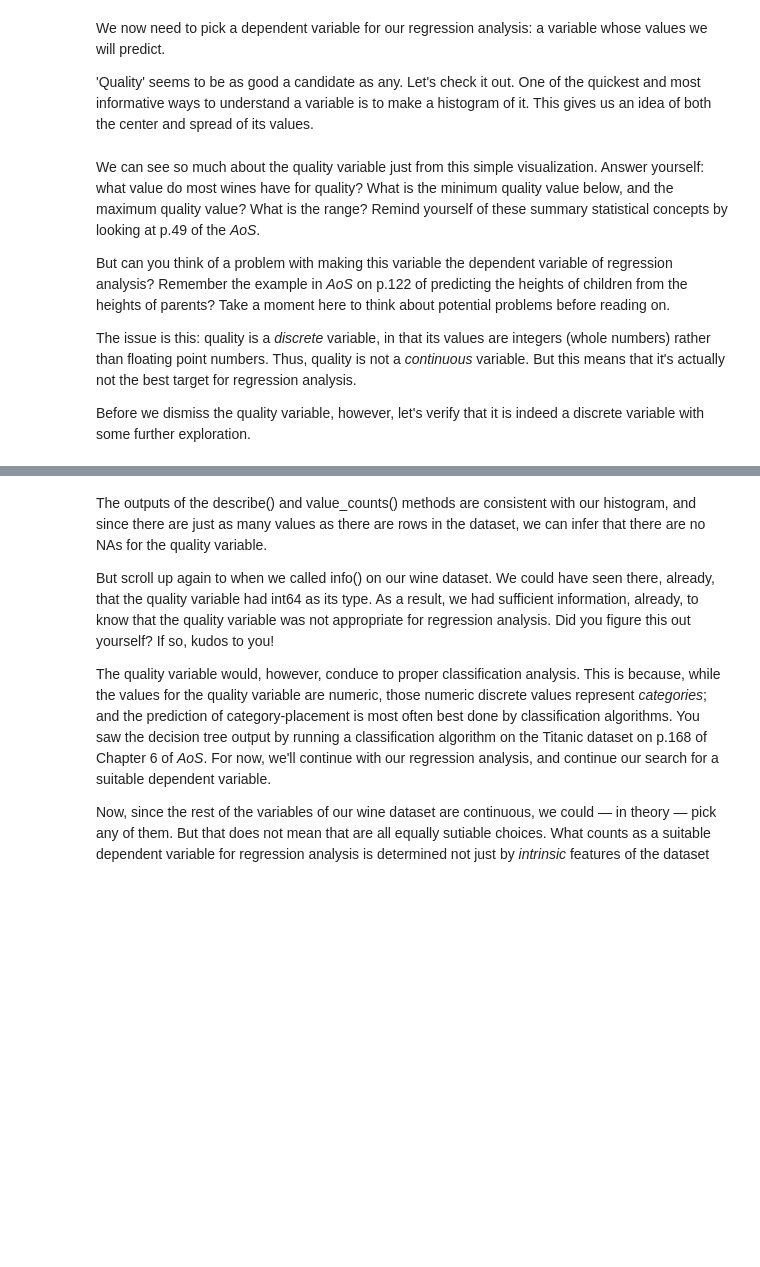
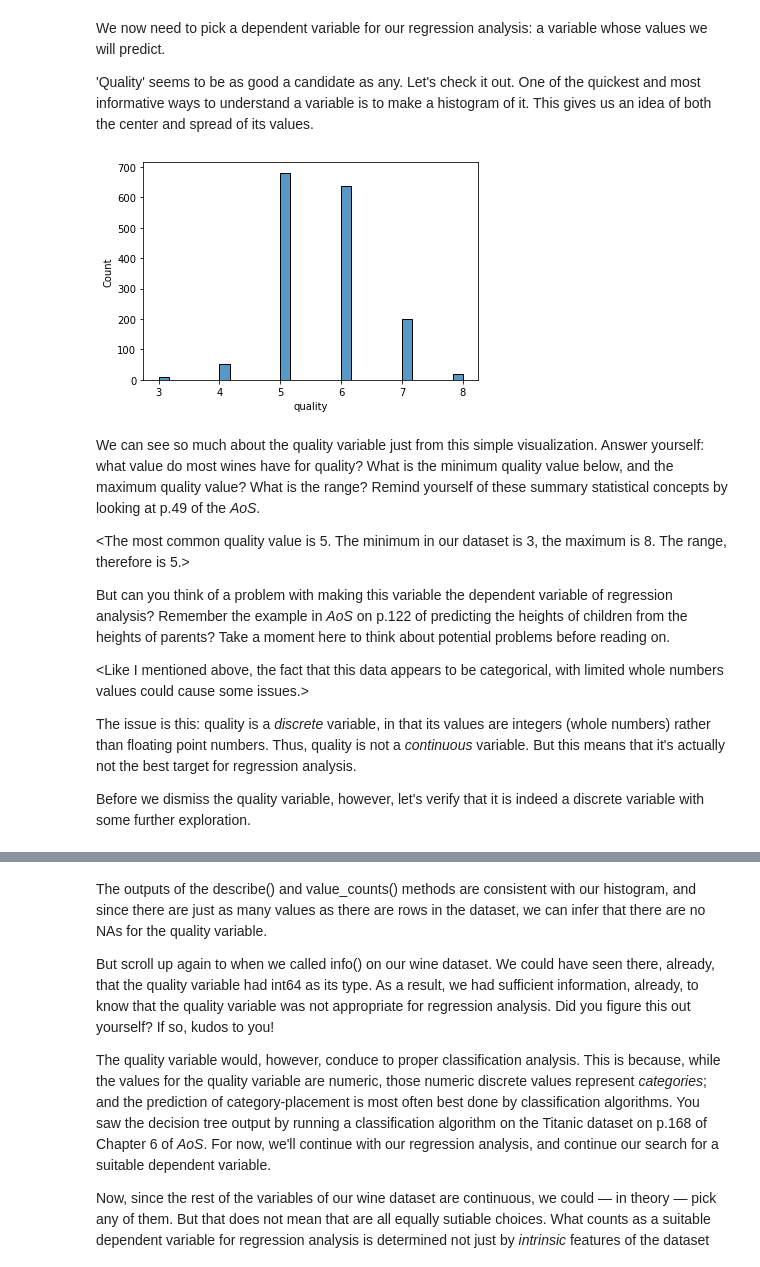
Before and after one commit to BrettlyCD/linear-regression, a Jupyter notebook: Springboard Regression Case Study - the Red Wine Dataset - Tier 3.ipynb, the cells around one changed output, grey strips where cells are left out. Saved outputs shown, nothing was run; the diff lists cells and outputs as text; code cells hidden in the pictures; blank space fills up the shorter version.

```diff
--- a/Springboard Regression Case Study - the Red Wine Dataset - Tier 3.ipynb
+++ b/Springboard Regression Case Study - the Red Wine Dataset - Tier 3.ipynb
@@ -118,11 +118,20 @@ We now need to pick a dependent variable for our regression analysis: a variable
 'Quality' seems to be as good a candidate as any. Let's check it out. One of the quickest and most informative ways to understand a variable is to make a histogram of it. This gives us an idea of both the center and spread of its values.
 # %%
 # Making a histogram of the quality variable.
-_ _ _
+sns.histplot(wine['quality'])
+plt.show()
+# %% [output]
+[figure, added]
 # %% [markdown]
 We can see so much about the quality variable just from this simple visualization. Answer yourself: what value do most wines have for quality? What is the minimum quality value below, and the maximum quality value? What is the range? Remind yourself of these summary statistical concepts by looking at p.49 of the *AoS*.
 
+<The most common quality value is 5. The minimum in our dataset is 3, the maximum is 8. The range, therefore is 5.>
+
+
 But can you think of a problem with making this variable the dependent variable of regression analysis? Remember the example in *AoS* on p.122 of predicting the heights of children from the heights of parents? Take a moment here to think about potential problems before reading on.
+
+<Like I mentioned above, the fact that this data appears to be categorical, with limited whole numbers values could cause some issues.>
+
 
 The issue is this: quality is a *discrete* variable, in that its values are integers (whole numbers) rather than floating point numbers. Thus, quality is not a *continuous* variable. But this means that it's actually not the best target for regression analysis.
 
```
Also changed, not shown: parts of 4 cells of this notebook.
